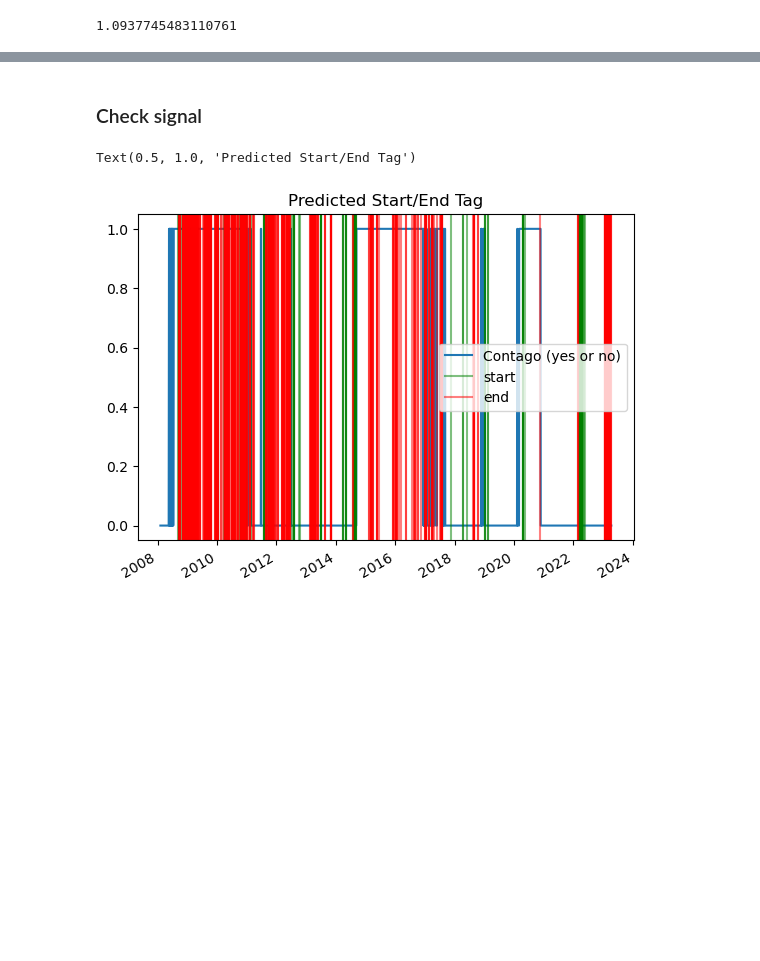
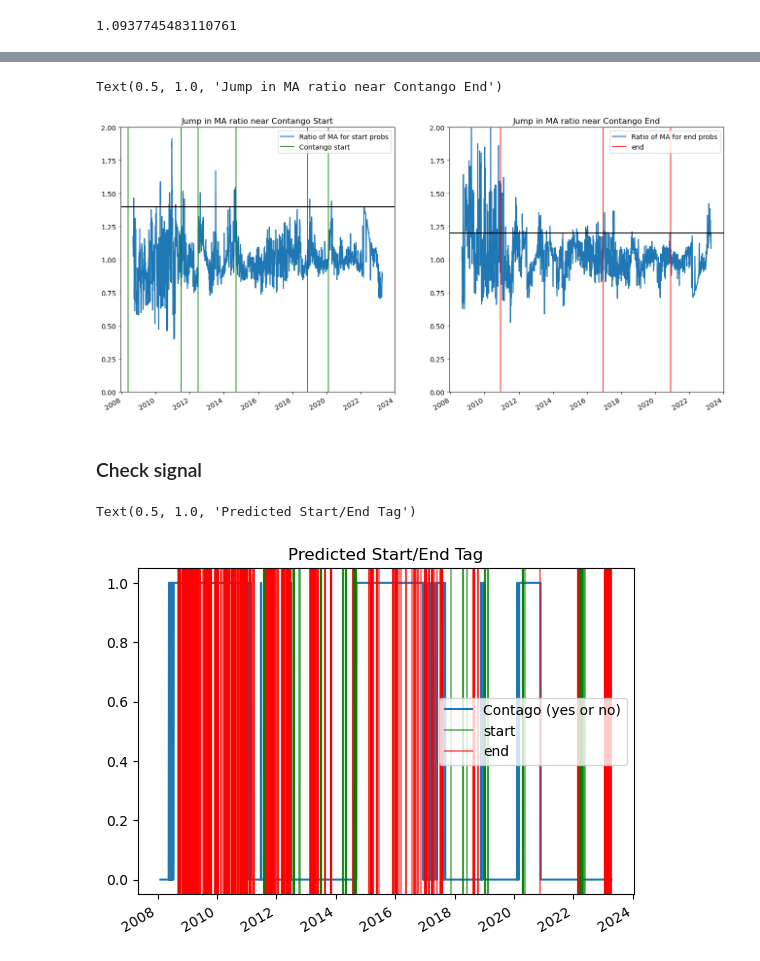
Before and after one commit to ashish1610dhiman/statistical_factors_brent, a Jupyter notebook: notebooks/ashish/e.new_experiment_hmm.ipynb, the cells around one changed output, grey strips where cells are left out. Cells and saved outputs as stored; diff of their text form; code cells hidden in the pictures; blank space fills up the shorter version.

```diff
--- a/notebooks/ashish/e.new_experiment_hmm.ipynb
+++ b/notebooks/ashish/e.new_experiment_hmm.ipynb
@@ -203,0 +222,55 @@ result_df1["trade_end"] = ((result_df1["end_10day_ma150_days"]/result_df1["end_1
+# %%
+ax = result_df1[["end_10day_ma150_days","end_10day_ma5_days"]].plot()
+# (result_df1["end_10day_ma150_days"]/result_df1["end_10day_ma5_days"]).plot(ax=ax)
+start_dates2 = start_dates.drop([11,21])
+for i,start_t in enumerate(start_dates2):
+    color_t = "green" if start_t in start_dates2.values else "red"
+    label_t = "Contango start" if start_t in start_dates2.values else "end"
+#     print (color_t)
+    if i==len(start_end_dates)-1 or i==0:
+        ax.axvline(start_t, color = color_t, alpha = 0.8, label = label_t)
+    else:
+        ax.axvline(start_t, color = color_t, alpha = 0.8)
+ax.legend()
+ax.set_ylim(0.0,0.2)
+ax.set_title("Jump in 5 day MA near Contango Start")
+# %%
+fig,ax = plt.subplots(1,2,figsize=(16,8))
+
+(result_df1["start_10day_ma5_days"]/result_df1["start_10day_ma150_days"]\
+).plot(label="Ratio of MA for start probs",ax=ax[0])
+# (result_df1["end_10day_ma150_days"]/result_df1["end_10day_ma5_days"]).plot(ax=ax)
+start_dates2 = start_dates.drop([11,21])
+for i,start_t in enumerate(start_dates2):
+    color_t = "green" if start_t in start_dates2.values else "red"
+    label_t = "Contango start" if start_t in start_dates2.values else "end"
+#     print (color_t)
+    if i==len(start_end_dates)-1 or i==0:
+        ax[0].axvline(start_t, color = color_t, alpha = 0.8, label = label_t)
+    else:
+        ax[0].axvline(start_t, color = color_t, alpha = 0.8)
+ax[0].legend()
+ax[0].axhline(1.4,color="black")
+ax[0].set_ylim(0.0,2.0)
+ax[0].set_title("Jump in MA ratio near Contango Start")
+
+(result_df1["end_10day_ma150_days"]/result_df1["end_10day_ma5_days"]\
+).plot(label="Ratio of MA for end probs",ax=ax[1])
+# (result_df1["end_10day_ma150_days"]/result_df1["end_10day_ma5_days"]).plot(ax=ax)
+start_dates2 = start_dates.drop([11,21])
+for i,start_t in enumerate(start_end_dates):
+    if start_t not in start_dates2.values:
+        color_t = "green" if start_t in start_dates2.values else "red"
+        label_t = "Contango start" if start_t in start_dates2.values else "end"
+#     print (color_t)
+        if i==len(start_end_dates)-1 or i==0:
+            ax[1].axvline(start_t, color = color_t, alpha = 0.8, label = label_t)
+        else:
+            ax[1].axvline(start_t, color = color_t, alpha = 0.8)
+ax[1].legend()
+ax[1].axhline(1.2,color="black")
+ax[1].set_ylim(0.0,2.0)
+ax[1].set_title("Jump in MA ratio near Contango End")
+# %% [output]
+Text(0.5, 1.0, 'Jump in MA ratio near Contango End')
+[figure, added]
```
Also changed, not shown: parts of 4 cells of this notebook, 1 other file.
